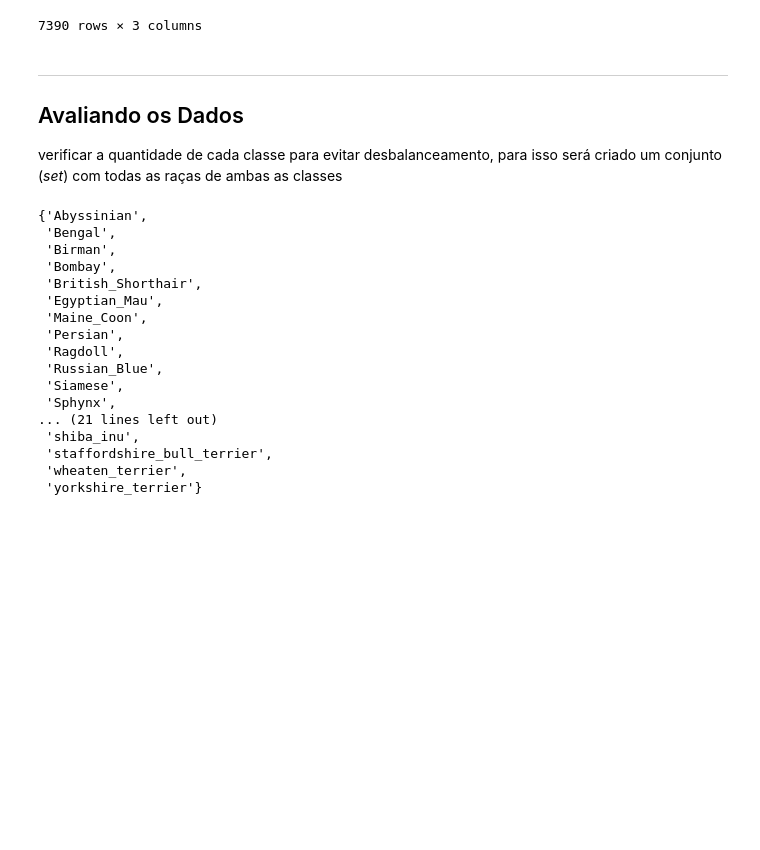
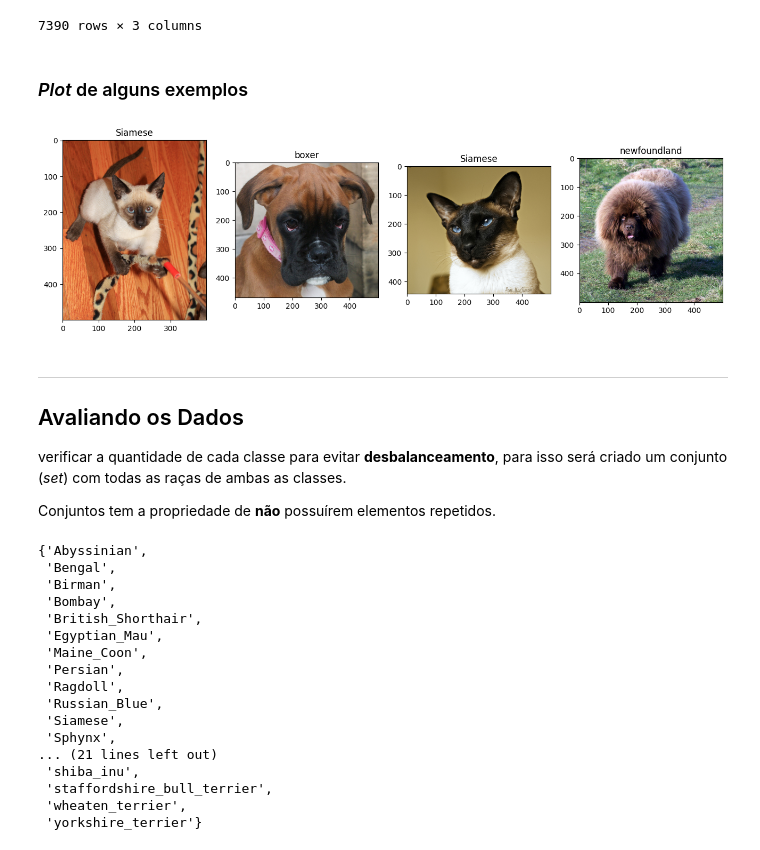
Before and after one commit to hdgiacon/cats_and_dogs_classify, a Jupyter notebook: main.ipynb, the cells around one changed output. Drawn from its saved outputs; the diff is of its cells as text; code cells hidden in the pictures; blank space fills up the shorter version.

```diff
--- a/main.ipynb
+++ b/main.ipynb
@@ -104,0 +87,6 @@ images_path_list
+# %%
+images_path_list = os.listdir('data/images')
+
+images_path_list = ['data/images/' + image_path for image_path in images_path_list if image_path.endswith('.jpg')]
+
+images_path_list
@@ -203,12 +197,40 @@ dataset
 | 7388 | data/images/Siamese_128.jpg | Siamese | 1 |
 | 7389 | data/images/newfoundland_190.jpg | newfoundland | 0 |
 7390 rows × 3 columns
+# %% [markdown]
+### *Plot* de alguns exemplos
+# %%
+image_list = dataset.tail(4)['image_path'].values
+names_list = dataset.tail(4)['name'].values
+#specie_list = dataset.tail(4)['specie'].values
+
+rows = 1
+columns = 4
+
+fig = plt.figure(figsize = (16, 8))
+
+for i in range(1, columns * rows + 1):
+    fig.add_subplot(rows, columns, i)
+
+    pil_im = Image.open(image_list[i-1])
+    im_array = np.asarray(pil_im)
+
+    plt.imshow(im_array)
+
+    plt.title(names_list[i-1])
+    #plt.text(0.5, -0.20, specie_list[i-1], ha = 'center', transform = plt.gca().transAxes)
+
+plt.show()
+# %% [output]
+[figure, added]
 # %% [markdown]
 ***
 
 ## Avaliando os Dados
 
-verificar a quantidade de cada classe para evitar desbalanceamento, para isso será criado um conjunto (*set*) com todas as raças de ambas as classes
+verificar a quantidade de cada classe para evitar **desbalanceamento**, para isso será criado um conjunto (*set*) com todas as raças de ambas as classes.
+
+Conjuntos tem a propriedade de **não** possuírem elementos repetidos.
 # %%
 classes_set = set(images_name_list)
 
```
Also changed, not shown: parts of 35 cells of this notebook, 1 other file.
